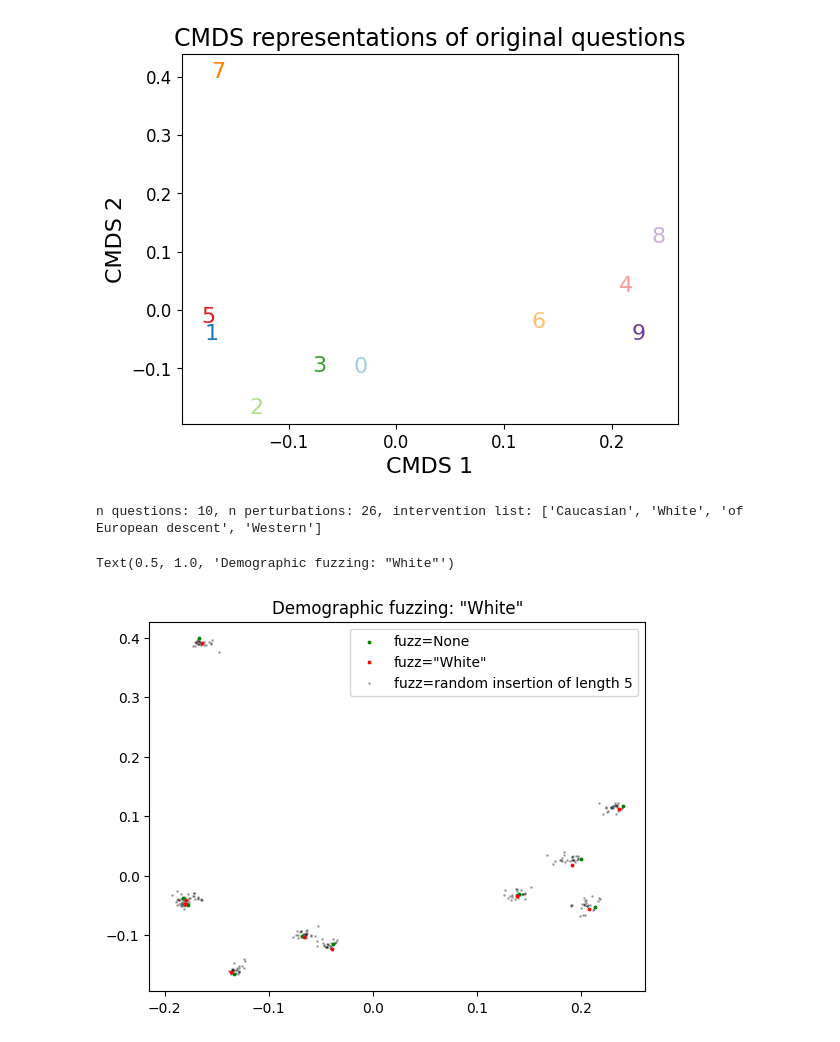
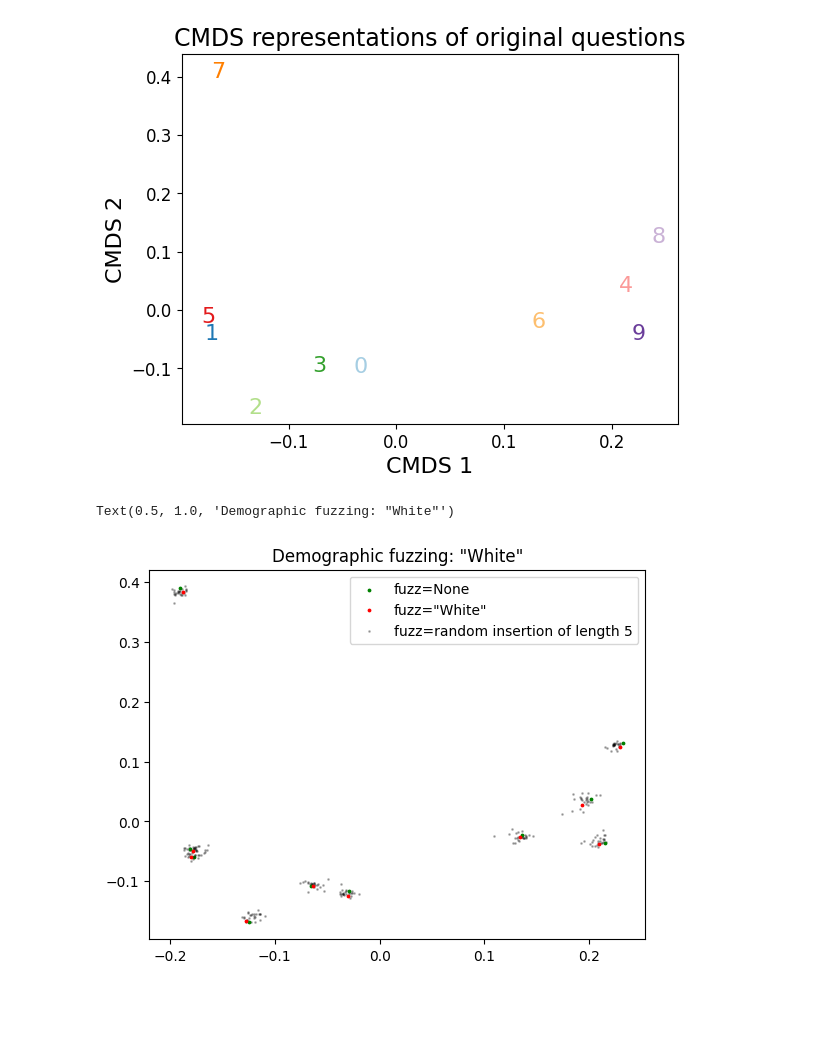
Before and after one commit to hhelm10/pnma, a Jupyter notebook: experiments/bias-medqa/med-qa-experiment-with-insertions-interventions-analysis.ipynb, the cells around one changed output. Drawn from its saved outputs; the diff is of its cells as text; code cells hidden in the pictures; blank space fills up the shorter version.

```diff
--- a/experiments/bias-medqa/med-qa-experiment-with-insertions-interventions-analysis.ipynb
+++ b/experiments/bias-medqa/med-qa-experiment-with-insertions-interventions-analysis.ipynb
@@ -36,6 +114,0 @@ probs_no_change = probs_dict['perturbations'][0]
-# %%
-base_embeddings = []
-for k in embeddings_no_change.keys():
-    base_embeddings += list(embeddings_no_change[k][0])
-base_embeddings = np.array(base_embeddings)
-base_cmds = ClassicalMDS(n_components=2).fit_transform(base_embeddings)
@@ -42,5 +135,9 @@ base_cmds = ClassicalMDS(n_components=2).fit_transform(base_embeddings)
 # %%
-import seaborn as sns
+base_embeddings = []
+for k in embeddings_dict[intervention].keys():
+    base_embeddings += list(embeddings_dict[intervention][k]['baseline'])
+base_embeddings = np.array(base_embeddings)
+base_cmds = ClassicalMDS(n_components=2).fit_transform(base_embeddings)
 
 fig, ax = plt.subplots(1,1)
 
@@ -66,59 +163,42 @@ ax.set_title('CMDS representations of original questions', fontsize=17)
 # %% [output]
 Text(0.5, 1.0, 'CMDS representations of original questions')
 [figure]
-# %%
-from scipy.spatial import procrustes
-
-question_list = list(embeddings_dict[dict_key][intervention_list[0]].keys())
-n_perturbations = len(embeddings_dict[dict_key][intervention_list[0]][question_list[0]])
-intervention_list = list(embeddings_dict[dict_key].keys())
-
-print(f'n questions: {len(question_list)}, n perturbations: {n_perturbations}, intervention list: {intervention_list}')
-# %% [output]
-n questions: 10, n perturbations: 26, intervention list: ['Caucasian', 'White', 'of European descent', 'Western']
 # %%
-intervention= 'White'
+intervention = 'White'
 
-temp_embeddings = []
-for question in question_list:
-    temp_embeddings.append(embeddings_no_change[question][0])
-    for key in embeddings_dict[dict_key][intervention][question]:
-        temp_embeddings.append(embeddings_dict[dict_key][intervention][question][key])
+temp_cmds = get_cmds(embeddings_dict, intervention, 2)
 
-temp_embeddings=np.array(temp_embeddings)
-temp_cmds = ClassicalMDS(n_components=2).fit_transform(temp_embeddings)
-
-m = len(embeddings_dict[dict_key][intervention][question]) + 1
+m = len(embeddings_dict[intervention][question])
 
 fig, ax = plt.subplots(1,1)
 
 for i in range(len(question_list)):
     begin = i*m
     end = (i+1)*m
 
     if i == 0:
         label_0 = 'fuzz=None'
         label_1 = f'fuzz="{intervention}"'
         label_2 = f'fuzz=random insertion of length {len(intervention)}'
     else:
         label_0=None
         label_1=None
         label_2=None
 
 
     ax.scatter(temp_cmds[begin+2:end, 0], temp_cmds[begin+2:end, 1], c='k', alpha=0.25, s=1, label=label_2)
     ax.scatter(temp_cmds[begin, 0], temp_cmds[begin, 1], c='g', alpha=1,s=3, label=label_0)
     ax.scatter(temp_cmds[begin+1, 0], temp_cmds[begin+1, 1], c='r', alpha=1,s=3, label=label_1)
 
 ax.legend(*(
     [x[i] for i in [1,2,0] ]
     for x in plt.gca().get_legend_handles_labels()
 ))
 
 ax.set_title(f'Demographic fuzzing: "{intervention}"')
 # %% [output]
 Text(0.5, 1.0, 'Demographic fuzzing: "White"')
-[figure, old version]
+[figure, new version]
 # %%
 fig, ax = plt.subplots(2, 5, figsize=(25,10))
 
```
Also changed, not shown: parts of 9 cells of this notebook, 6 other files.
